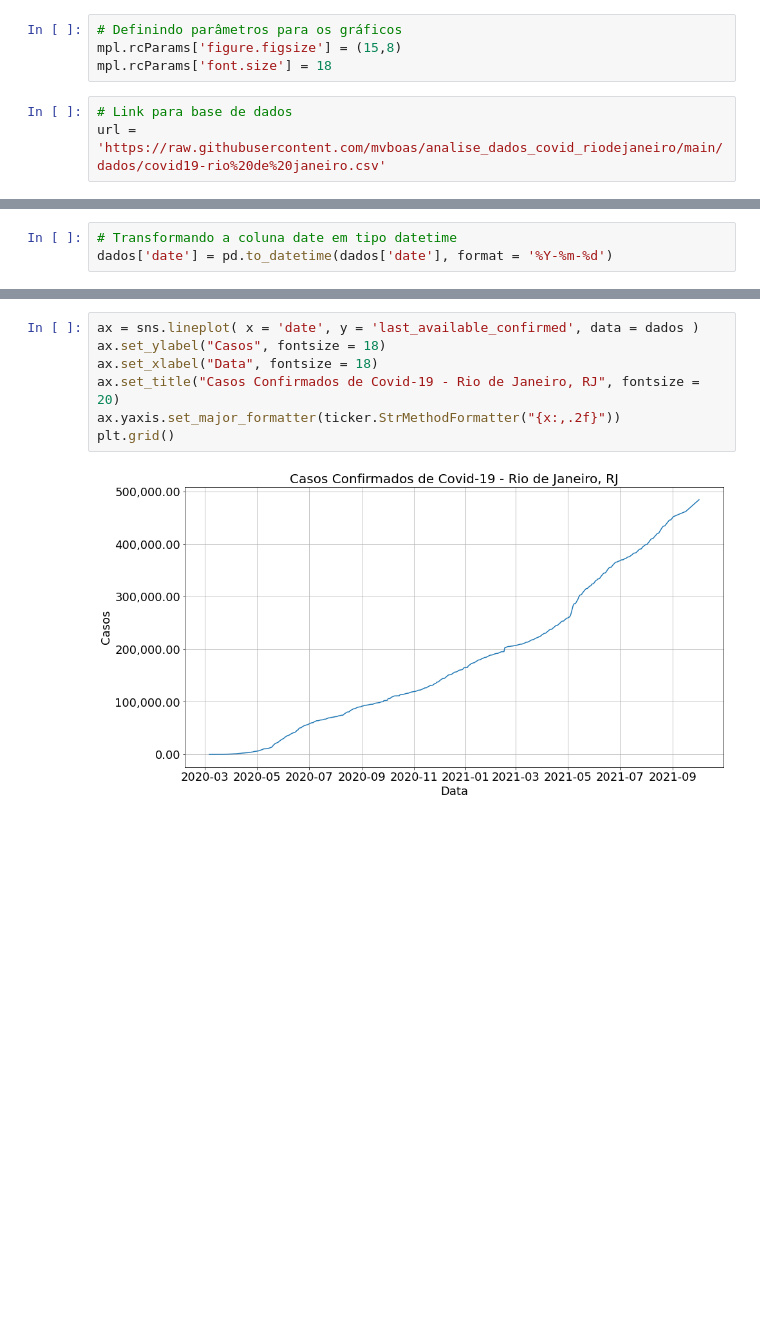
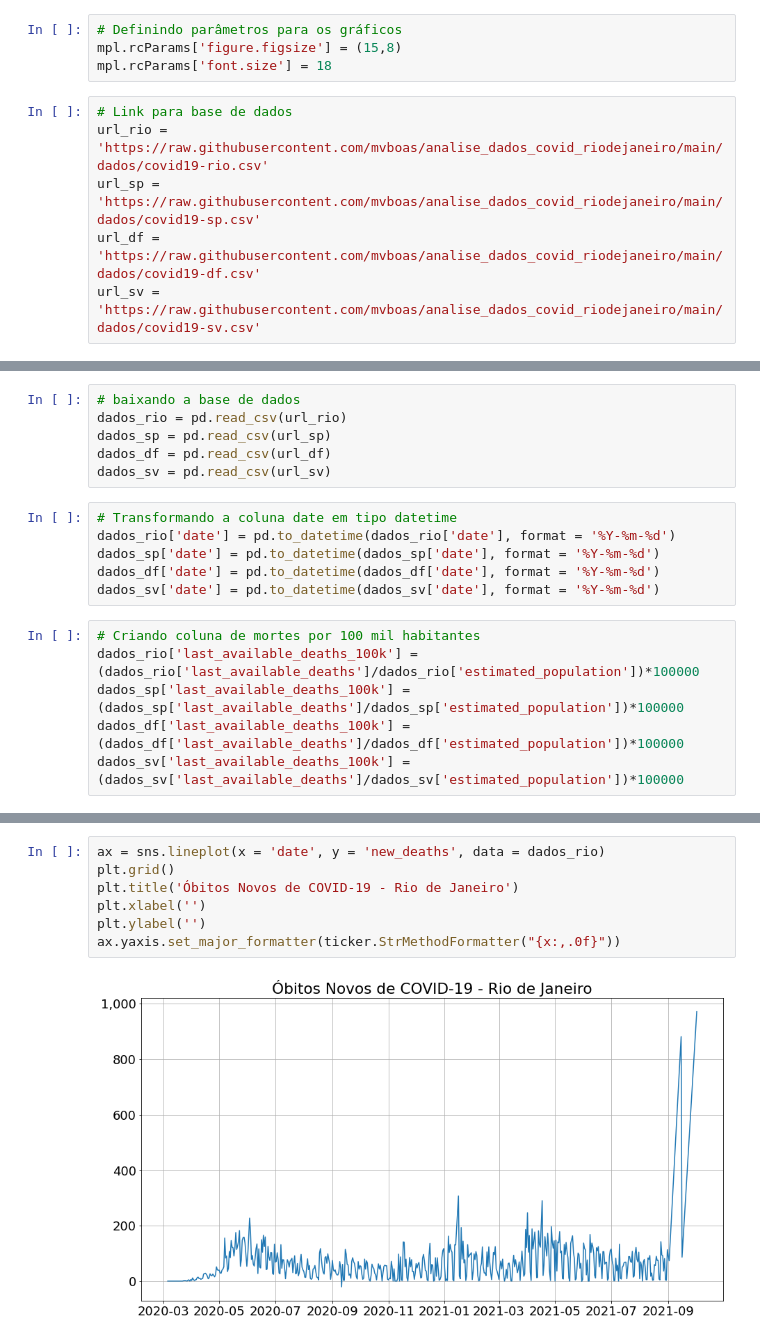
Before and after one commit to mvboas/analise_dados_covid_riodejaneiro, a Jupyter notebook: notebooks/forecast_covid_rio.ipynb, the cells around one changed output, grey strips where cells are left out. Saved outputs shown, nothing was run; the diff lists cells and outputs as text; blank space fills up the shorter version.

```diff
--- a/notebooks/forecast_covid_rio.ipynb
+++ b/notebooks/forecast_covid_rio.ipynb
@@ -29,4 +29,7 @@ mpl.rcParams['figure.figsize'] = (15,8)
 mpl.rcParams['font.size'] = 18
 # %%
 # Link para base de dados
-url = 'https://raw.githubusercontent.com/mvboas/analise_dados_covid_riodejaneiro/main/dados/covid19-rio%20de%20janeiro.csv'
+url_rio = 'https://raw.githubusercontent.com/mvboas/analise_dados_covid_riodejaneiro/main/dados/covid19-rio.csv'
+url_sp = 'https://raw.githubusercontent.com/mvboas/analise_dados_covid_riodejaneiro/main/dados/covid19-sp.csv'
+url_df = 'https://raw.githubusercontent.com/mvboas/analise_dados_covid_riodejaneiro/main/dados/covid19-df.csv'
+url_sv = 'https://raw.githubusercontent.com/mvboas/analise_dados_covid_riodejaneiro/main/dados/covid19-sv.csv'
@@ -36,5 +36,20 @@ dados_rio = pd.read_csv('https://raw.githubusercontent.com/mvboas/analise_dados_
+# %%
+# baixando a base de dados
+dados_rio = pd.read_csv(url_rio)
+dados_sp = pd.read_csv(url_sp)
+dados_df = pd.read_csv(url_df)
+dados_sv = pd.read_csv(url_sv)
 # %%
 # Transformando a coluna date em tipo datetime
-dados['date'] = pd.to_datetime(dados['date'], format = '%Y-%m-%d')
+dados_rio['date'] = pd.to_datetime(dados_rio['date'], format = '%Y-%m-%d')
+dados_sp['date'] = pd.to_datetime(dados_sp['date'], format = '%Y-%m-%d')
+dados_df['date'] = pd.to_datetime(dados_df['date'], format = '%Y-%m-%d')
+dados_sv['date'] = pd.to_datetime(dados_sv['date'], format = '%Y-%m-%d')
+# %%
+# Criando coluna de mortes por 100 mil habitantes
+dados_rio['last_available_deaths_100k'] = (dados_rio['last_available_deaths']/dados_rio['estimated_population'])*100000
+dados_sp['last_available_deaths_100k'] = (dados_sp['last_available_deaths']/dados_sp['estimated_population'])*100000
+dados_df['last_available_deaths_100k'] = (dados_df['last_available_deaths']/dados_df['estimated_population'])*100000
+dados_sv['last_available_deaths_100k'] = (dados_sv['last_available_deaths']/dados_sv['estimated_population'])*100000
 # %%
 # Verificando os tipos das variáveis
@@ -69,9 +190,9 @@ dados.head()
 # %%
-ax = sns.lineplot( x = 'date', y = 'last_available_confirmed', data = dados )
-ax.set_ylabel("Casos", fontsize = 18)
-ax.set_xlabel("Data", fontsize = 18)
-ax.set_title("Casos Confirmados de Covid-19 - Rio de Janeiro, RJ", fontsize = 20)
-ax.yaxis.set_major_formatter(ticker.StrMethodFormatter("{x:,.2f}"))
+ax = sns.lineplot(x = 'date', y = 'new_deaths', data = dados_rio)
 plt.grid()
+plt.title('Óbitos Novos de COVID-19 - Rio de Janeiro')
+plt.xlabel('')
+plt.ylabel('')
+ax.yaxis.set_major_formatter(ticker.StrMethodFormatter("{x:,.0f}"))
 # %% [output]
-[figure, old version]
+[figure, new version]
```
Also changed, not shown: parts of 25 cells of this notebook.
